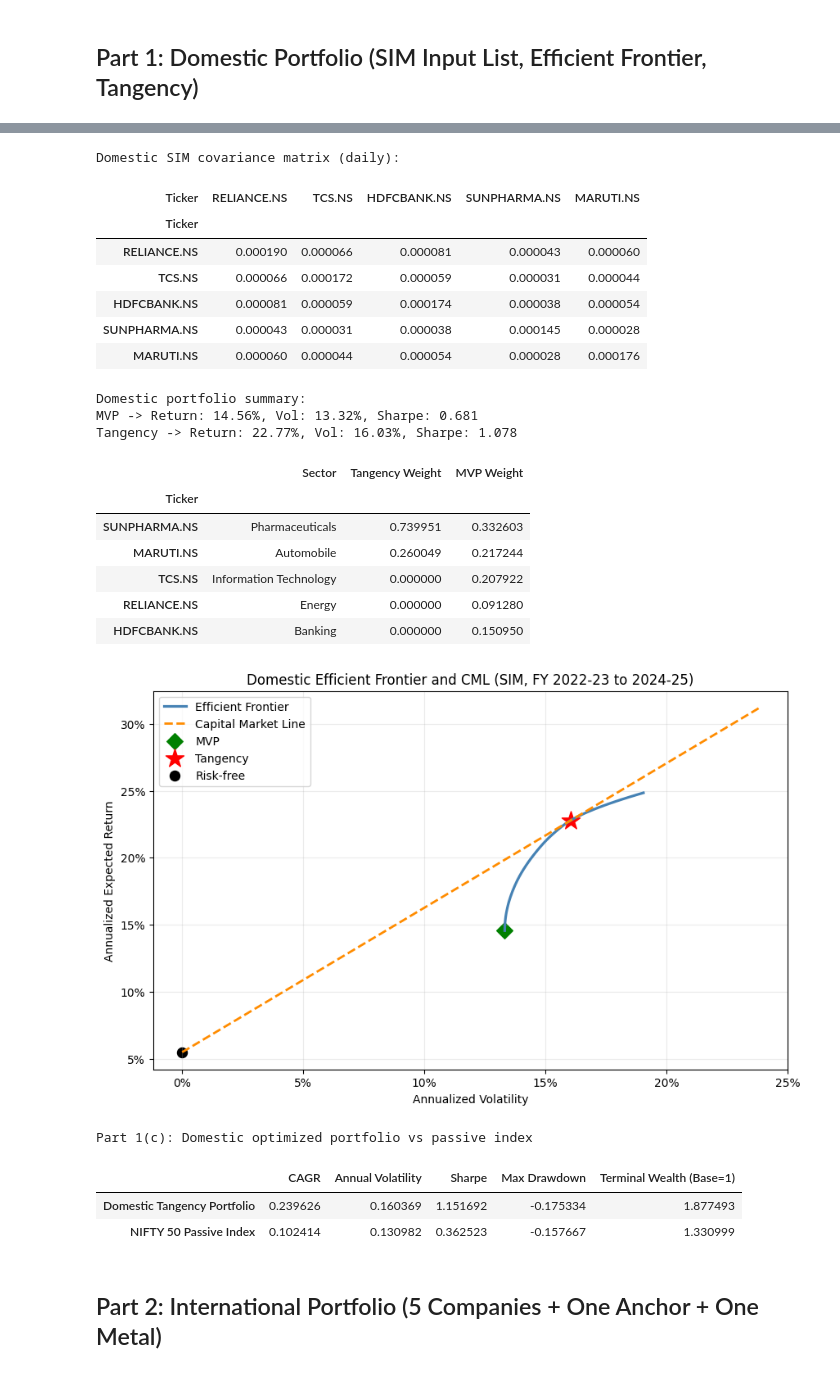
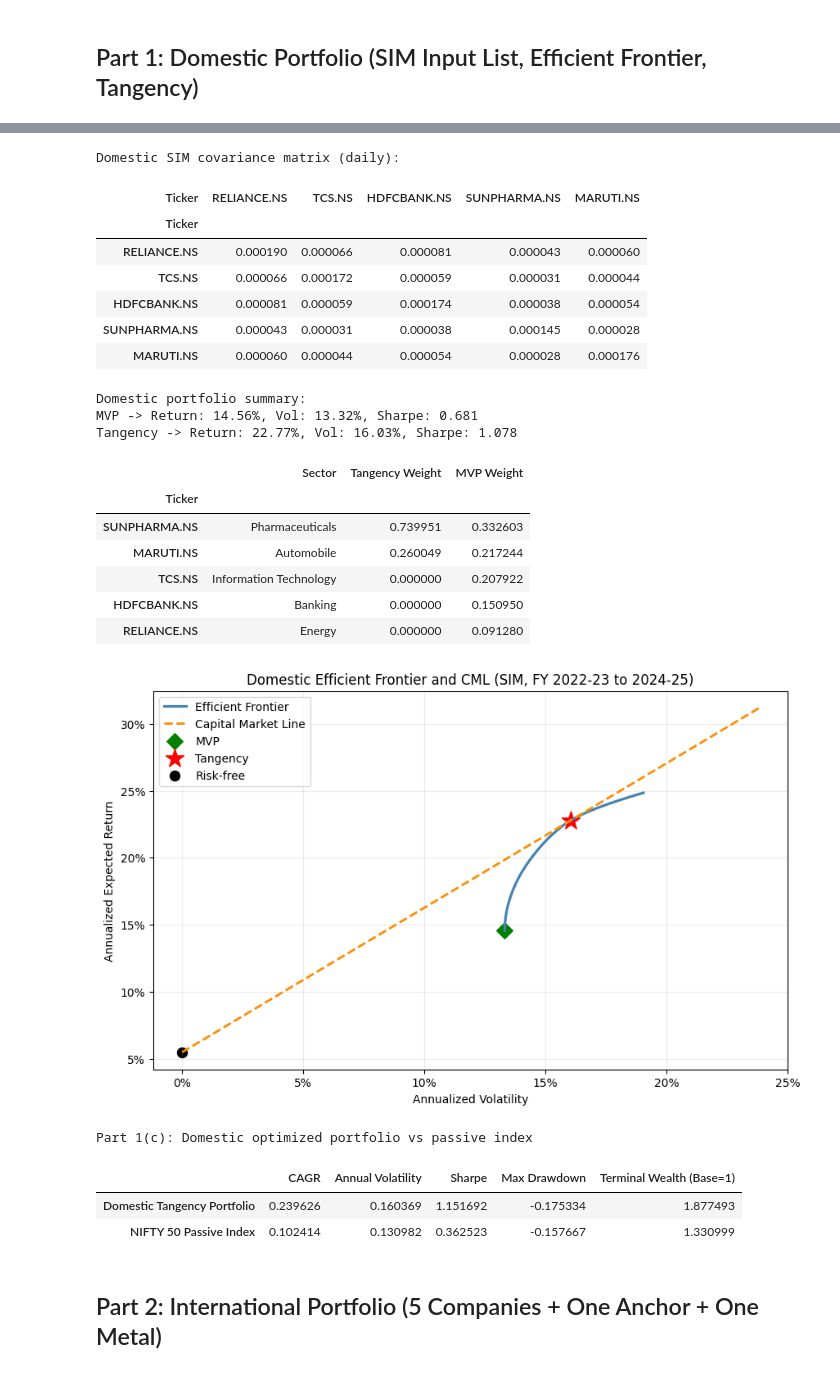
Before and after one commit to jtushya/SAPM-Repeat-Assignment, a Jupyter notebook: SIM_completed.ipynb, the cells around one changed output, grey strips where cells are left out. Cells and saved outputs as stored; diff of their text form; code cells hidden in the pictures.

```diff
--- a/SIM_completed.ipynb
+++ b/SIM_completed.ipynb
@@ -372,10 +372,6 @@ def performance_stats(returns, rf_annual):
 # %%
 # Part 1: domestic universe
 domestic_returns = prepare_return_table(list(domestic_candidates.keys()), domestic_market, START_DATE, END_DATE)
-
-# Keep an exported CSV (template-style workflow)
-domestic_returns.to_csv('domestic_returns.csv')
-domestic_returns = pd.read_csv('domestic_returns.csv', index_col=0, parse_dates=True)
 
 # Pick 5 stocks with good coverage and, as far as possible, different sectors
 asset_cols = [c for c in domestic_returns.columns if c != 'Market']
@@ -468,35 +464,35 @@ $TATAMOTORS.NS: possibly delisted; no timezone found
 
 1 Failed download:
 ['TATAMOTORS.NS']: possibly delisted; no timezone found
 Warning: could not download TATAMOTORS.NS. Last error: None
 Dropped assets due to missing data: ['TATAMOTORS.NS']
 Domestic securities selected: ['RELIANCE.NS', 'TCS.NS', 'HDFCBANK.NS', 'SUNPHARMA.NS', 'MARUTI.NS']
 Domestic SIM input list (daily estimates):
 |  | Alpha | Beta | ResidualVar | R2 | ExpectedExcessDaily | TotalVarDaily |
 | Ticker |  |  |  |  |  |  |
 | RELIANCE.NS | -0.000290 | 1.151145 | 0.000100 | 0.474213 | -0.000056 | 0.000190 |
 | TCS.NS | -0.000245 | 0.836887 | 0.000124 | 0.277609 | -0.000075 | 0.000172 |
 | HDFCBANK.NS | -0.000030 | 1.035393 | 0.000101 | 0.420150 | 0.000181 | 0.000174 |
 | SUNPHARMA.NS | 0.000658 | 0.545027 | 0.000124 | 0.140118 | 0.000769 | 0.000145 |
 | MARUTI.NS | 0.000294 | 0.764805 | 0.000137 | 0.226028 | 0.000449 | 0.000176 |
 Domestic SIM covariance matrix (daily):
 | Ticker | RELIANCE.NS | TCS.NS | HDFCBANK.NS | SUNPHARMA.NS | MARUTI.NS |
 | Ticker |  |  |  |  |  |
 | RELIANCE.NS | 0.000190 | 0.000066 | 0.000081 | 0.000043 | 0.000060 |
 | TCS.NS | 0.000066 | 0.000172 | 0.000059 | 0.000031 | 0.000044 |
 | HDFCBANK.NS | 0.000081 | 0.000059 | 0.000174 | 0.000038 | 0.000054 |
 | SUNPHARMA.NS | 0.000043 | 0.000031 | 0.000038 | 0.000145 | 0.000028 |
 | MARUTI.NS | 0.000060 | 0.000044 | 0.000054 | 0.000028 | 0.000176 |
 Domestic portfolio summary:
 MVP -> Return: 14.56%, Vol: 13.32%, Sharpe: 0.681
 Tangency -> Return: 22.77%, Vol: 16.03%, Sharpe: 1.078
 |  | Sector | Tangency Weight | MVP Weight |
 | Ticker |  |  |  |
 | SUNPHARMA.NS | Pharmaceuticals | 0.739951 | 0.332603 |
 | MARUTI.NS | Automobile | 0.260049 | 0.217244 |
 | TCS.NS | Information Technology | 0.000000 | 0.207922 |
+| HDFCBANK.NS | Banking | 0.000000 | 0.150950 |
 | RELIANCE.NS | Energy | 0.000000 | 0.091280 |
-| HDFCBANK.NS | Banking | 0.000000 | 0.150950 |
 [figure]
 Part 1(c): Domestic optimized portfolio vs passive index
 |  | CAGR | Annual Volatility | Sharpe | Max Drawdown | Terminal Wealth (Base=1) |
```
Also changed, not shown: parts of 2 cells of this notebook.
